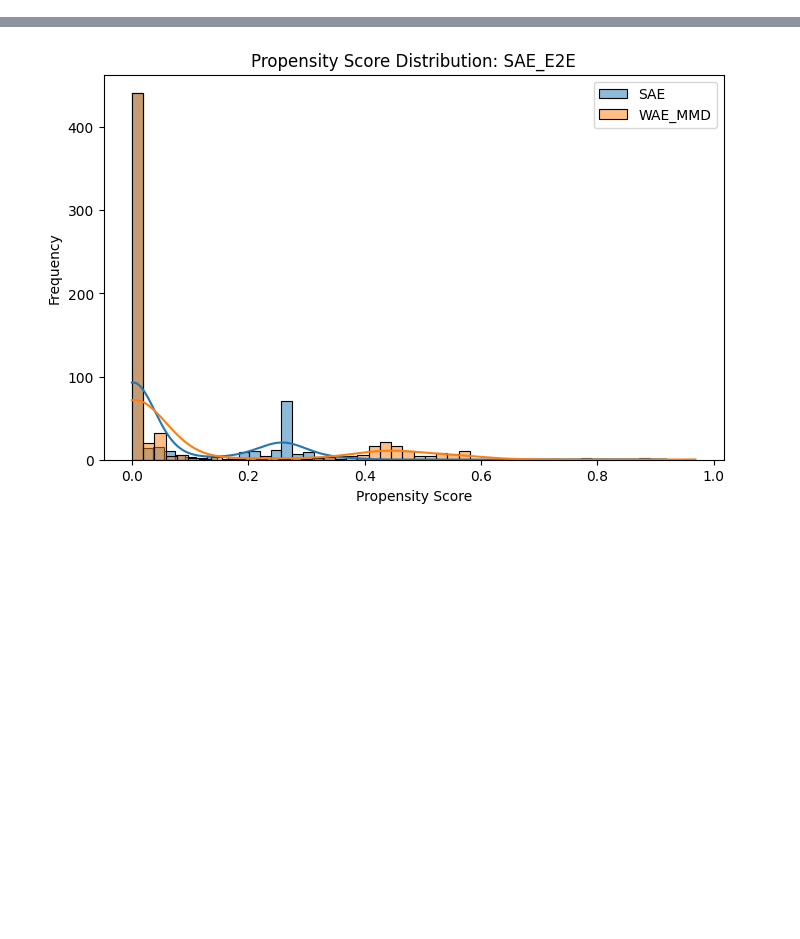
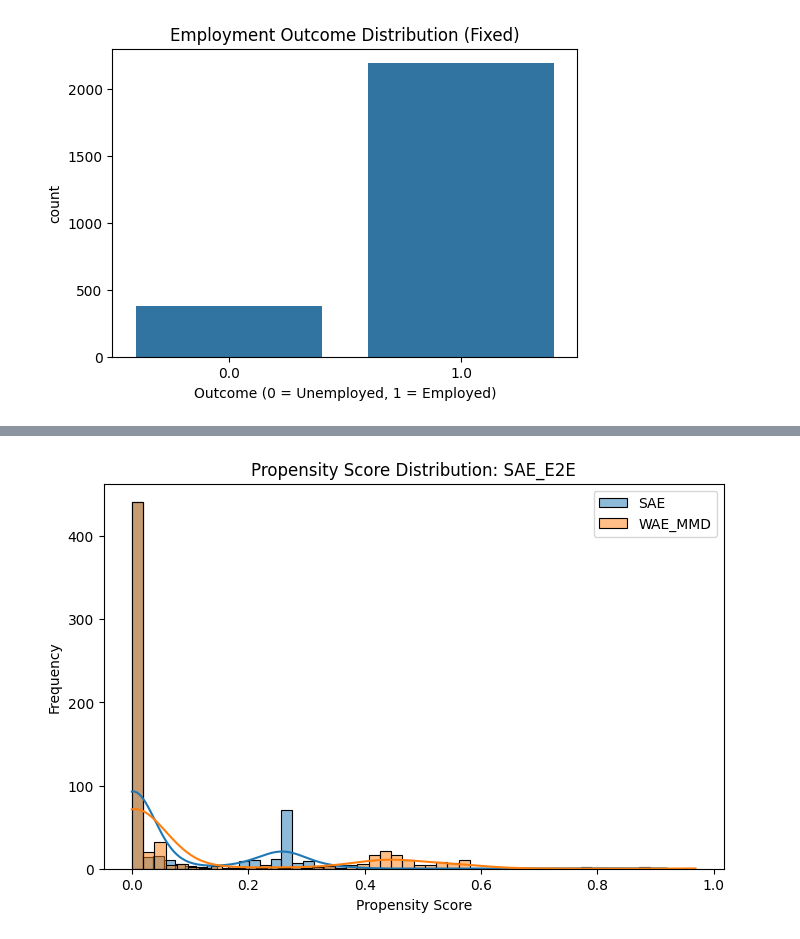
Before and after one commit to PulkitT01/DPN-SA-MMD_extension, a Jupyter notebook: data_explore.ipynb, the cells around one changed output, grey strips where cells are left out. Saved outputs shown, nothing was run; the diff lists cells and outputs as text; code cells hidden in the pictures; blank space fills up the shorter version.

```diff
--- a/Results.ipynb
+++ b/data_explore.ipynb
@@ -5,0 +146,9 @@ import seaborn as sns
+# %%
+# Corrected Outcome Distribution
+plt.figure(figsize=(6, 4))
+sns.countplot(x=yf_fixed)
+plt.title("Employment Outcome Distribution (Fixed)")
+plt.xlabel("Outcome (0 = Unemployed, 1 = Employed)")
+plt.show()
+# %% [output]
+[figure, added]
```
Also changed, not shown: parts of 23 cells of this notebook.
